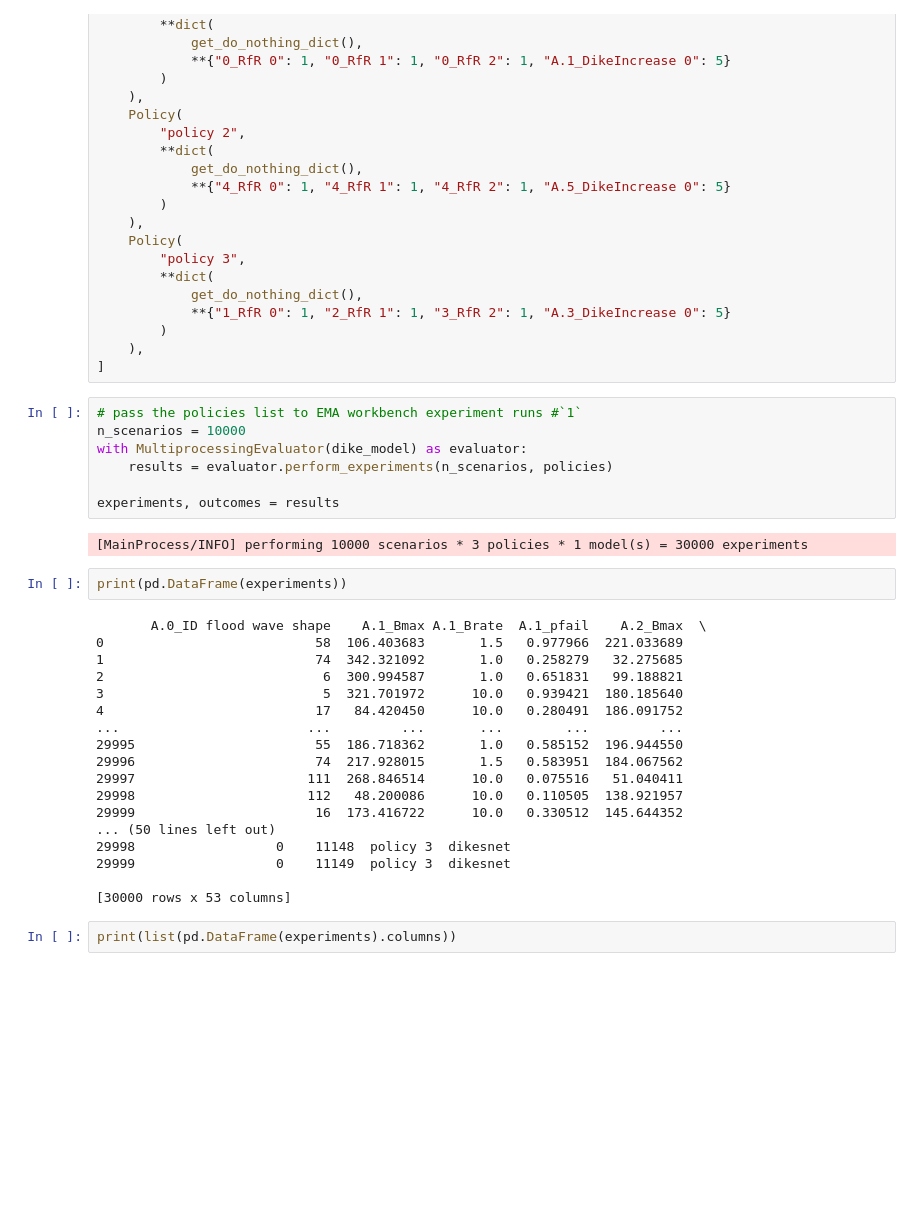
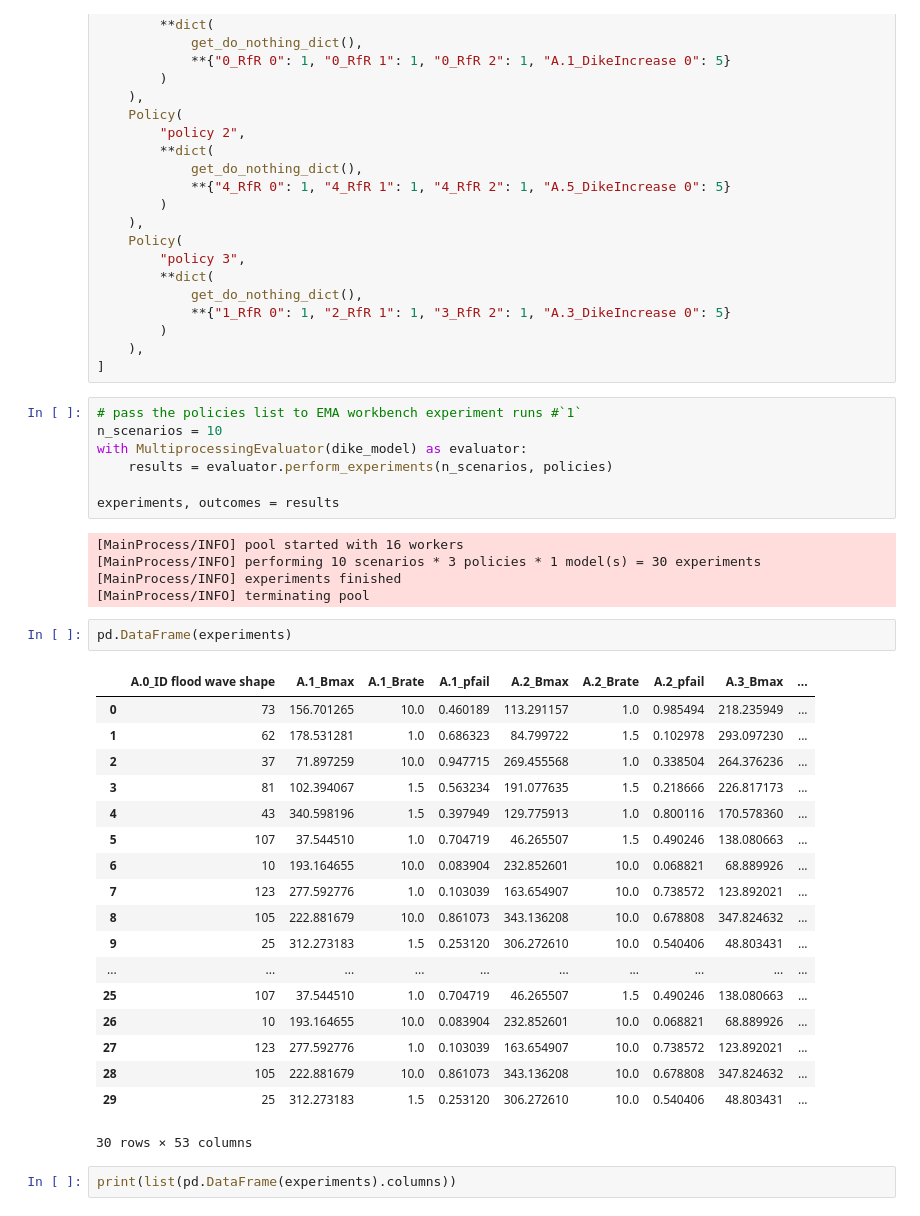
Before and after one commit to TanguiLG/Group13MBDM, a Jupyter notebook: Class Content/final assignment/PRIM.ipynb, the cells around one changed output. Drawn from its saved outputs; the diff is of its cells as text; blank space fills up the shorter version.

```diff
--- a/Class Content/final assignment/PRIM.ipynb
+++ b/Class Content/final assignment/PRIM.ipynb
@@ -50,33 +50,37 @@ policies = [
 ]
 # %%
 # pass the policies list to EMA workbench experiment runs #`1`
-n_scenarios = 10000
+n_scenarios = 10
 with MultiprocessingEvaluator(dike_model) as evaluator:
     results = evaluator.perform_experiments(n_scenarios, policies)
 
 experiments, outcomes = results
 # %% [output]
-[MainProcess/INFO] performing 10000 scenarios * 3 policies * 1 model(s) = 30000 experiments
+[MainProcess/INFO] pool started with 16 workers
+[MainProcess/INFO] performing 10 scenarios * 3 policies * 1 model(s) = 30 experiments
+[MainProcess/INFO] experiments finished
+[MainProcess/INFO] terminating pool
 # %%
-print(pd.DataFrame(experiments))
+pd.DataFrame(experiments)
 # %% [output]
+|  | A.0_ID flood wave shape | A.1_Bmax | A.1_Brate | A.1_pfail | A.2_Bmax | A.2_Brate | A.2_pfail | A.3_Bmax | ... |
+| 0 | 73 | 156.701265 | 10.0 | 0.460189 | 113.291157 | 1.0 | 0.985494 | 218.235949 | ... |
+| 1 | 62 | 178.531281 | 1.0 | 0.686323 | 84.799722 | 1.5 | 0.102978 | 293.097230 | ... |
+| 2 | 37 | 71.897259 | 10.0 | 0.947715 | 269.455568 | 1.0 | 0.338504 | 264.376236 | ... |
+| 3 | 81 | 102.394067 | 1.5 | 0.563234 | 191.077635 | 1.5 | 0.218666 | 226.817173 | ... |
+| 4 | 43 | 340.598196 | 1.5 | 0.397949 | 129.775913 | 1.0 | 0.800116 | 170.578360 | ... |
+| 5 | 107 | 37.544510 | 1.0 | 0.704719 | 46.265507 | 1.5 | 0.490246 | 138.080663 | ... |
+| 6 | 10 | 193.164655 | 10.0 | 0.083904 | 232.852601 | 10.0 | 0.068821 | 68.889926 | ... |
+| 7 | 123 | 277.592776 | 1.0 | 0.103039 | 163.654907 | 10.0 | 0.738572 | 123.892021 | ... |
+| 8 | 105 | 222.881679 | 10.0 | 0.861073 | 343.136208 | 10.0 | 0.678808 | 347.824632 | ... |
+| 9 | 25 | 312.273183 | 1.5 | 0.253120 | 306.272610 | 10.0 | 0.540406 | 48.803431 | ... |
+| ... | ... | ... | ... | ... | ... | ... | ... | ... | ... |
+| 25 | 107 | 37.544510 | 1.0 | 0.704719 | 46.265507 | 1.5 | 0.490246 | 138.080663 | ... |
+| 26 | 10 | 193.164655 | 10.0 | 0.083904 | 232.852601 | 10.0 | 0.068821 | 68.889926 | ... |
+| 27 | 123 | 277.592776 | 1.0 | 0.103039 | 163.654907 | 10.0 | 0.738572 | 123.892021 | ... |
+| 28 | 105 | 222.881679 | 10.0 | 0.861073 | 343.136208 | 10.0 | 0.678808 | 347.824632 | ... |
+| 29 | 25 | 312.273183 | 1.5 | 0.253120 | 306.272610 | 10.0 | 0.540406 | 48.803431 | ... |
-       A.0_ID flood wave shape    A.1_Bmax A.1_Brate  A.1_pfail    A.2_Bmax  \
-0                           58  106.403683       1.5   0.977966  221.033689
-1                           74  342.321092       1.0   0.258279   32.275685
-2                            6  300.994587       1.0   0.651831   99.188821
-3                            5  321.701972      10.0   0.939421  180.185640
-4                           17   84.420450      10.0   0.280491  186.091752
-...                        ...         ...       ...        ...         ...
-29995                       55  186.718362       1.0   0.585152  196.944550
-29996                       74  217.928015       1.5   0.583951  184.067562
-29997                      111  268.846514      10.0   0.075516   51.040411
-29998                      112   48.200086      10.0   0.110505  138.921957
-29999                       16  173.416722      10.0   0.330512  145.644352
-... (50 lines left out)
-29998                  0    11148  policy 3  dikesnet
-29999                  0    11149  policy 3  dikesnet
-
-[30000 rows x 53 columns]
+30 rows × 53 columns
 # %%
 print(list(pd.DataFrame(experiments).columns))
 # %% [output]
```
Also changed, not shown: parts of 3 cells of this notebook, 12 other files.
